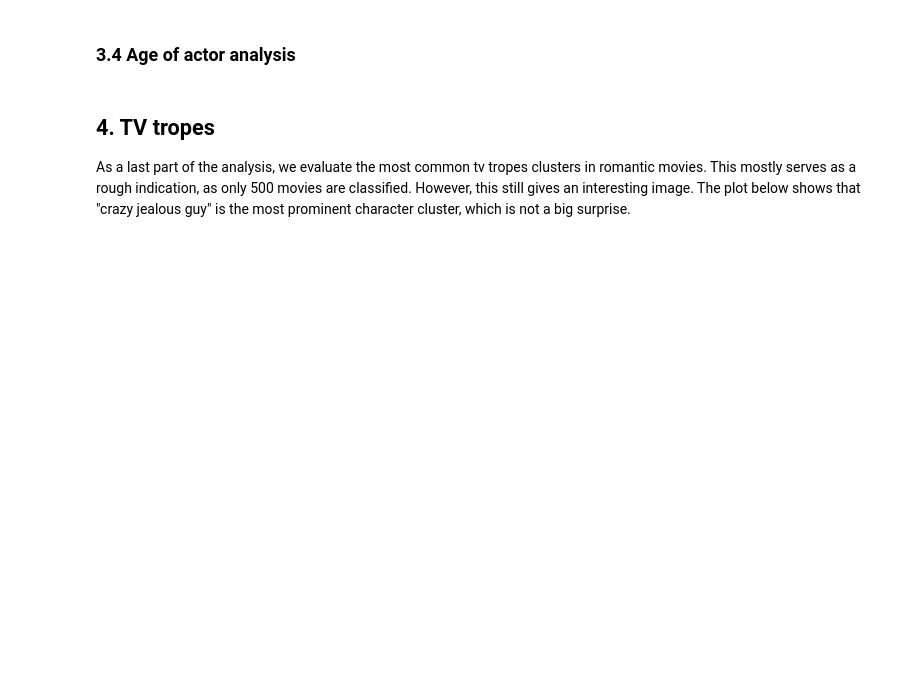
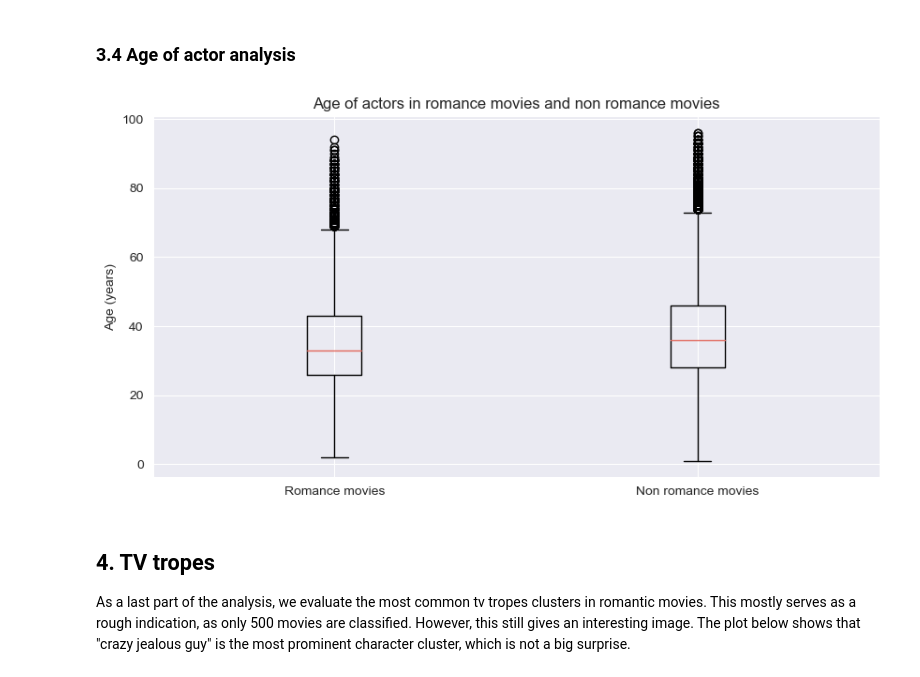
Before and after one commit to epfl-ada/ada-2022-project-toestewbrr, a Jupyter notebook: general_analysis.ipynb, the cells around one changed output. Saved outputs shown, nothing was run; the diff lists cells and outputs as text; code cells hidden in the pictures; blank space fills up the shorter version.

```diff
--- a/general_analysis.ipynb
+++ b/general_analysis.ipynb
@@ -659,11 +907,13 @@ romantic_comedy
 # %%
 # Make 2 boxplots for the age of actors in romantic and non-romantic movies
 fig, ax = plt.subplots(figsize=(10, 5))
-ax.boxplot([romantic_comedy['Actor age at release'], non_romance_movies_merged['Actor age at release']], labels=[
+ax.boxplot([romance_movies_merged['Actor age at release'], non_romance_movies_merged['Actor age at release']], labels=[
               'Romance movies', 'Non romance movies'])
 ax.set_title('Age of actors in romance movies and non romance movies')
 ax.set_ylabel('Age (years)')
 plt.show()
+# %% [output]
+[figure, added]
 # %% [markdown]
 ## 4. TV tropes <a class="anchor" id="section4"></a>
 As a last part of the analysis, we evaluate the most common tv tropes clusters in romantic movies. This mostly serves as a rough indication, as only 500 movies are classified. However, this still gives an interesting image. The plot below shows that "crazy jealous guy" is the most prominent character cluster, which is not a big surprise.
```
Also changed, not shown: parts of 36 cells of this notebook.
